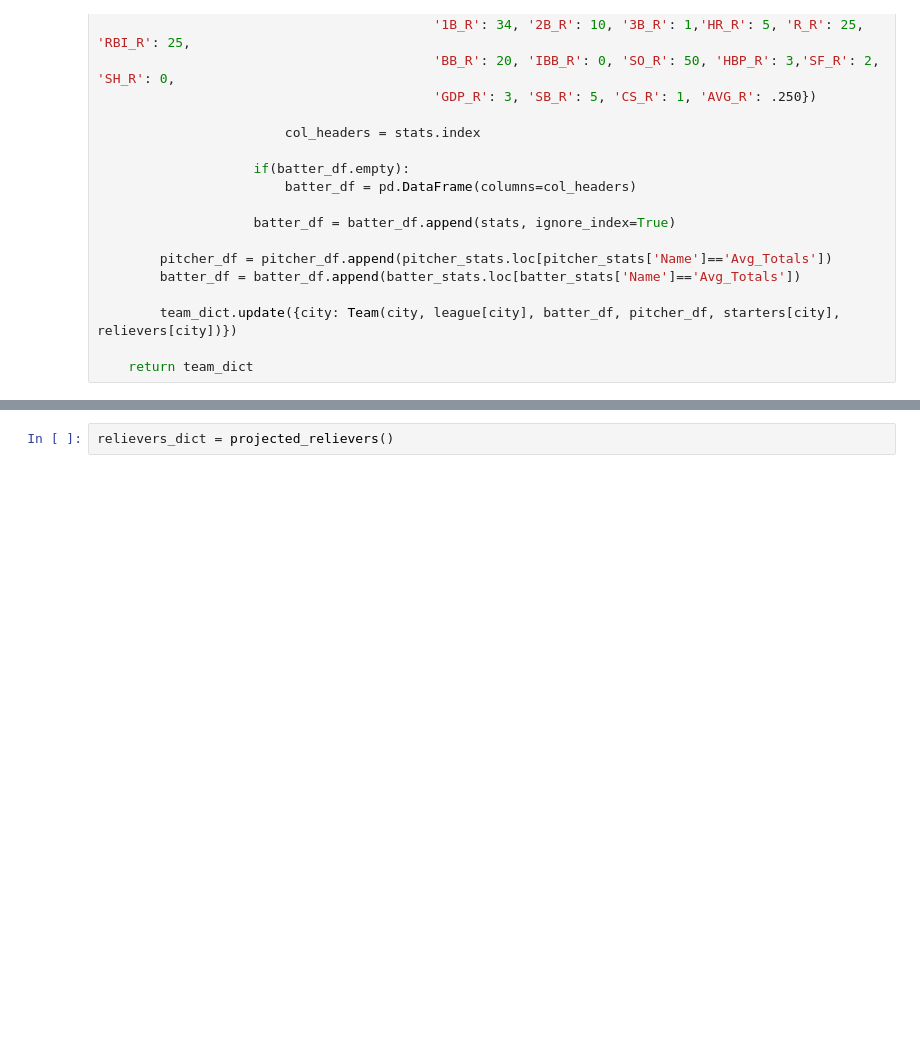
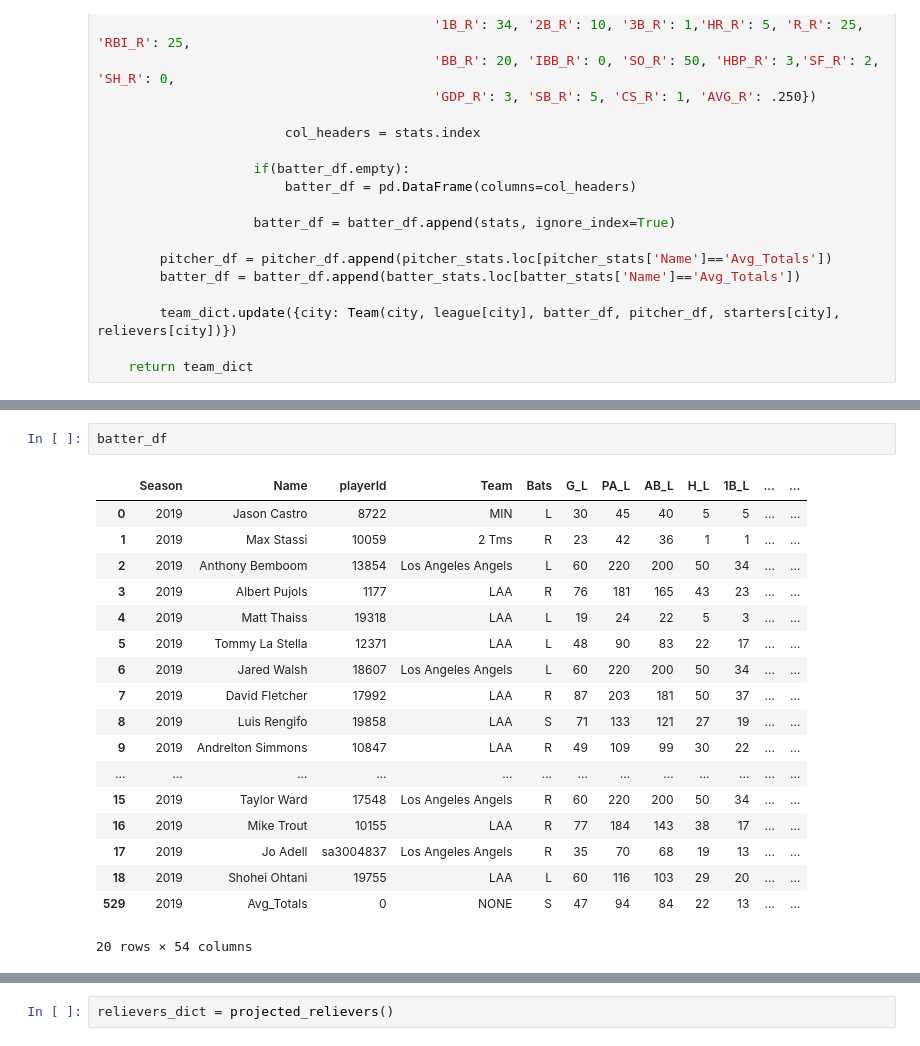
Before and after one commit to jmaloon1/Baseball-Simulator, a Jupyter notebook: Baseball Simulator.ipynb, the cells around one changed output, grey strips where cells are left out. Cells and saved outputs as stored; diff of their text form; blank space fills up the shorter version.

Commit message:
Add files via upload
More batter data using fangraphs depth charts

```diff
--- a/Baseball Simulator.ipynb
+++ b/Baseball Simulator.ipynb
@@ -2036,0 +2422,21 @@ def create_teams(batter_stats, pitcher_stats, starters, relievers):
+# %%
+batter_df
+# %% [output]
+|  | Season | Name | playerId | Team | Bats | G_L | PA_L | AB_L | H_L | 1B_L | ... | ... |
+| 0 | 2019 | Jason Castro | 8722 | MIN | L | 30 | 45 | 40 | 5 | 5 | ... | ... |
+| 1 | 2019 | Max Stassi | 10059 | 2 Tms | R | 23 | 42 | 36 | 1 | 1 | ... | ... |
+| 2 | 2019 | Anthony Bemboom | 13854 | Los Angeles Angels | L | 60 | 220 | 200 | 50 | 34 | ... | ... |
+| 3 | 2019 | Albert Pujols | 1177 | LAA | R | 76 | 181 | 165 | 43 | 23 | ... | ... |
+| 4 | 2019 | Matt Thaiss | 19318 | LAA | L | 19 | 24 | 22 | 5 | 3 | ... | ... |
+| 5 | 2019 | Tommy La Stella | 12371 | LAA | L | 48 | 90 | 83 | 22 | 17 | ... | ... |
+| 6 | 2019 | Jared Walsh | 18607 | Los Angeles Angels | L | 60 | 220 | 200 | 50 | 34 | ... | ... |
+| 7 | 2019 | David Fletcher | 17992 | LAA | R | 87 | 203 | 181 | 50 | 37 | ... | ... |
+| 8 | 2019 | Luis Rengifo | 19858 | LAA | S | 71 | 133 | 121 | 27 | 19 | ... | ... |
+| 9 | 2019 | Andrelton Simmons | 10847 | LAA | R | 49 | 109 | 99 | 30 | 22 | ... | ... |
+| ... | ... | ... | ... | ... | ... | ... | ... | ... | ... | ... | ... | ... |
+| 15 | 2019 | Taylor Ward | 17548 | Los Angeles Angels | R | 60 | 220 | 200 | 50 | 34 | ... | ... |
+| 16 | 2019 | Mike Trout | 10155 | LAA | R | 77 | 184 | 143 | 38 | 17 | ... | ... |
+| 17 | 2019 | Jo Adell | sa3004837 | Los Angeles Angels | R | 35 | 70 | 68 | 19 | 13 | ... | ... |
+| 18 | 2019 | Shohei Ohtani | 19755 | LAA | L | 60 | 116 | 103 | 29 | 20 | ... | ... |
+| 529 | 2019 | Avg_Totals | 0 | NONE | S | 47 | 94 | 84 | 22 | 13 | ... | ... |
+20 rows × 54 columns
```
Also changed, not shown: parts of 10 cells of this notebook.
